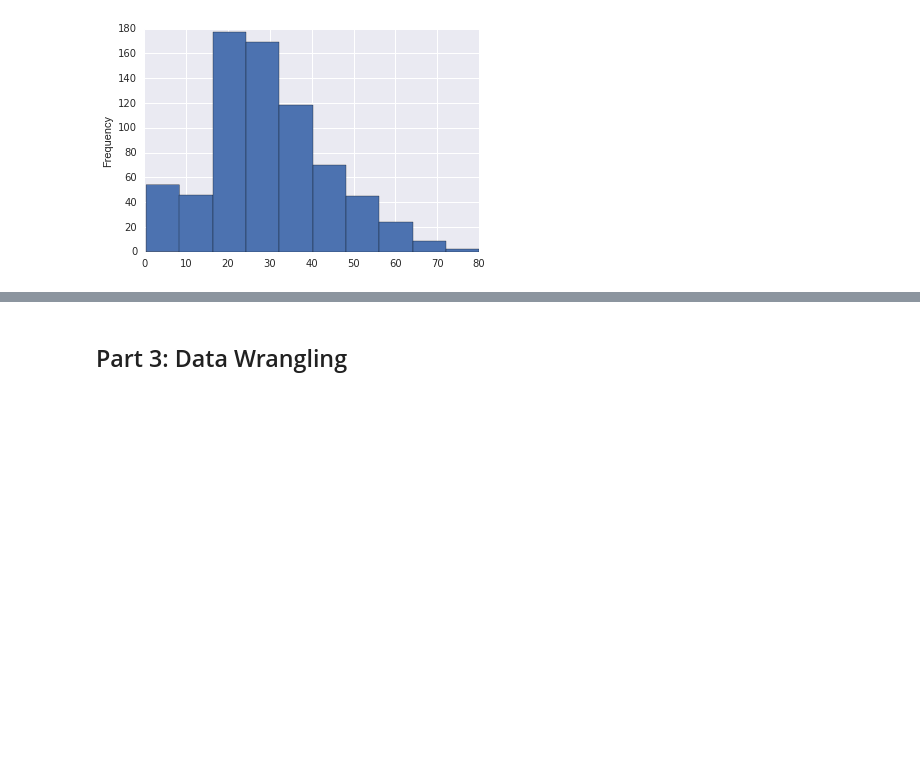
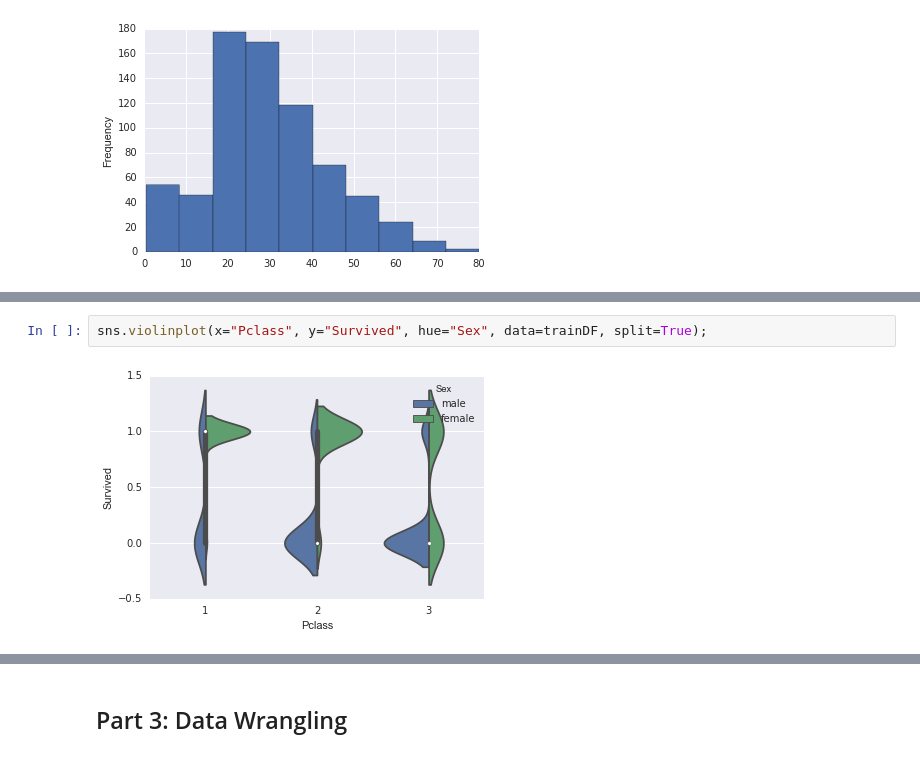
Before and after one commit to sanglee1214/Pandas, a Jupyter notebook: Project/Project 5/code/starter-code/starter-code.ipynb, the cells around one changed output, grey strips where cells are left out. Drawn from its saved outputs; the diff is of its cells as text; blank space fills up the shorter version.

```diff
--- a/Project/Project 5/code/starter-code/starter-code.ipynb
+++ b/Project/Project 5/code/starter-code/starter-code.ipynb
@@ -116,0 +127,4 @@ trainDF.Age.plot(kind = 'hist')
+# %%
+sns.violinplot(x="Pclass", y="Survived", hue="Sex", data=trainDF, split=True);
+# %% [output]
+[figure, added]
```
Also changed, not shown: parts of 4 cells of this notebook.
